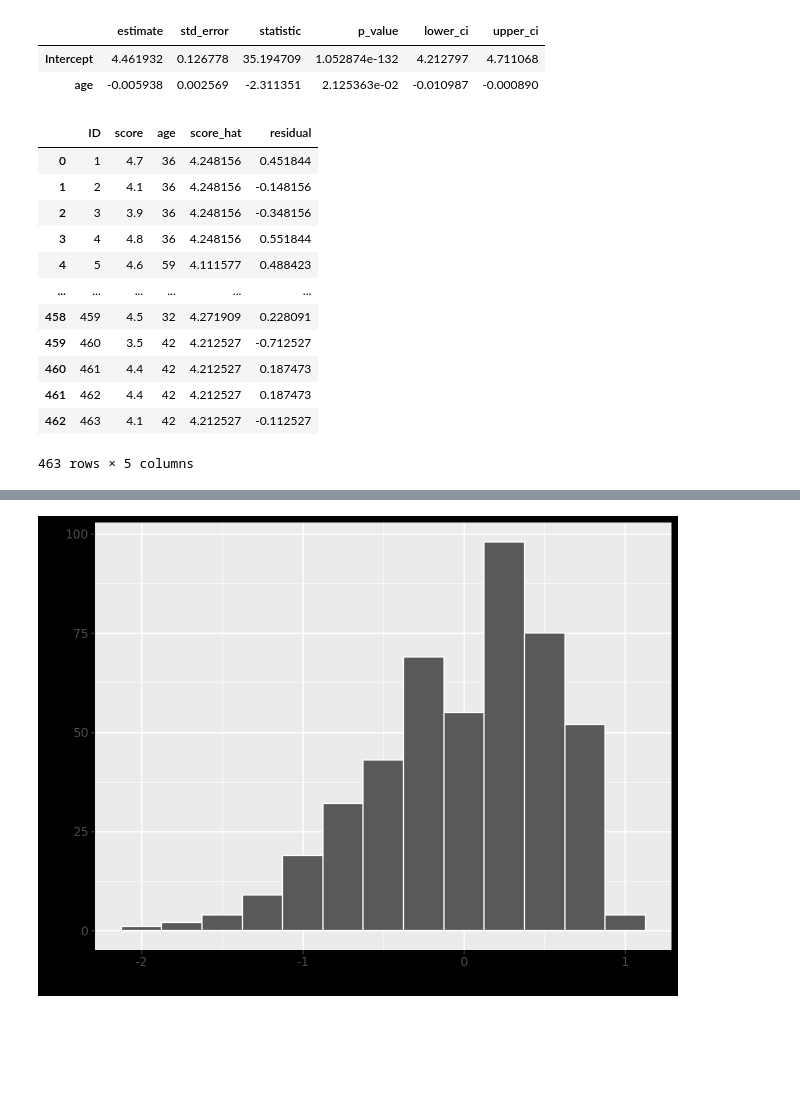
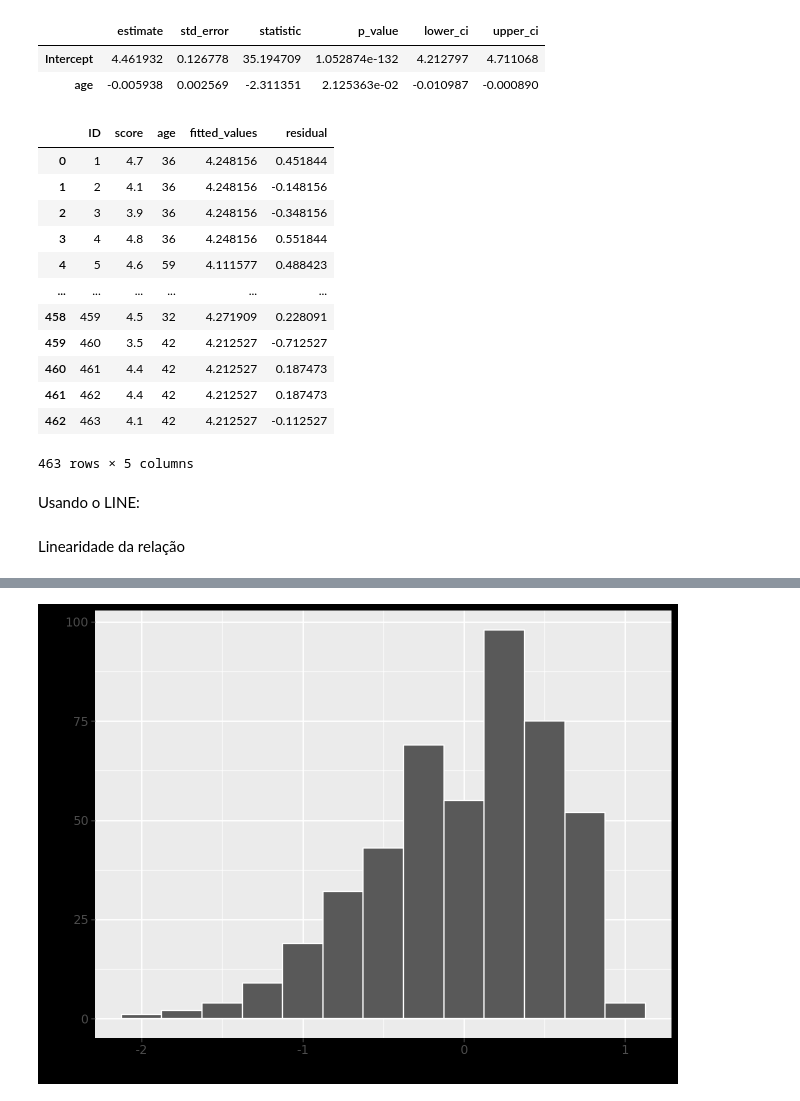
Before and after one commit to RafaelRagozoni/Topicos7, a Jupyter notebook: Aula10/participacao.ipynb, the cells around one changed output, grey strips where cells are left out. Cells and saved outputs as stored; diff of their text form; code cells hidden in the pictures; blank space fills up the shorter version.

```diff
--- a/Aula10/participacao.ipynb
+++ b/Aula10/participacao.ipynb
@@ -207,13 +205,13 @@ regression_table_df
 | Intercept | 4.461932 | 0.126778 | 35.194709 | 1.052874e-132 | 4.212797 | 4.711068 |
 | age | -0.005938 | 0.002569 | -2.311351 | 2.125363e-02 | -0.010987 | -0.000890 |
 # %%
-evals_df['score_hat'] = score_model.fittedvalues
+evals_df['fitted_values'] = score_model.fittedvalues
 evals_df['residual'] = score_model.resid
 
-regression_points_df = evals_df[['ID', 'score', 'age', 'score_hat', 'residual']]
+regression_points_df = evals_df[['ID', 'score', 'age', 'fitted_values', 'residual']]
 regression_points_df
 # %% [output]
-|  | ID | score | age | score_hat | residual |
+|  | ID | score | age | fitted_values | residual |
 | 0 | 1 | 4.7 | 36 | 4.248156 | 0.451844 |
 | 1 | 2 | 4.1 | 36 | 4.248156 | -0.148156 |
 | 2 | 3 | 3.9 | 36 | 4.248156 | -0.348156 |
@@ -226,3 +224,7 @@ regression_points_df
 | 461 | 462 | 4.4 | 42 | 4.212527 | 0.187473 |
 | 462 | 463 | 4.1 | 42 | 4.212527 | -0.112527 |
 463 rows × 5 columns
+# %% [markdown]
+Usando o LINE:
+# %% [markdown]
+Linearidade da relação
```
Also changed, not shown: parts of 29 cells of this notebook, 1 other file.
